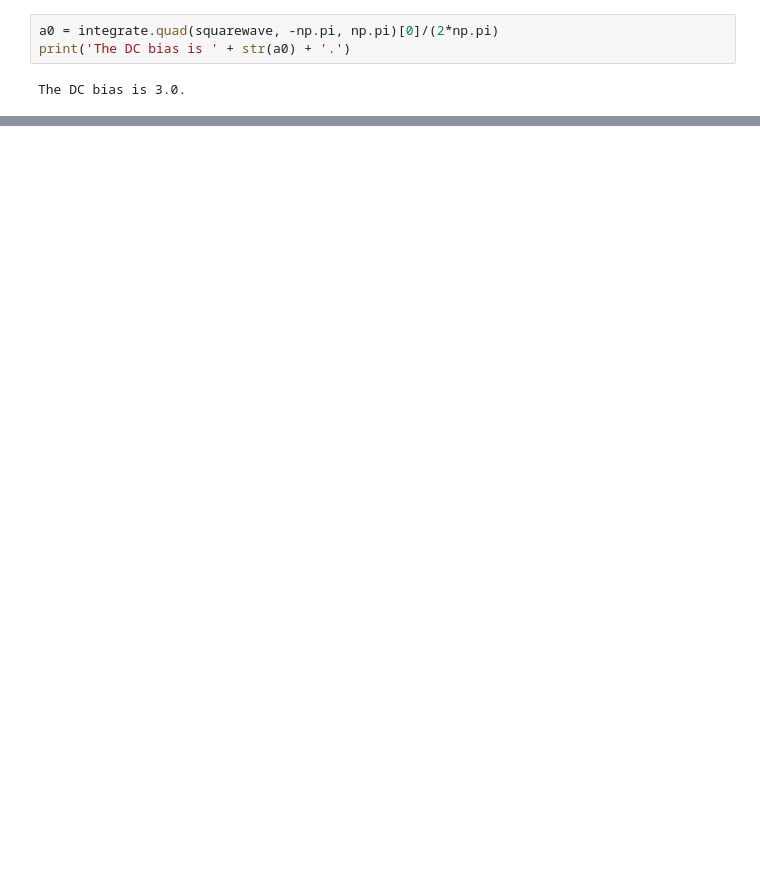
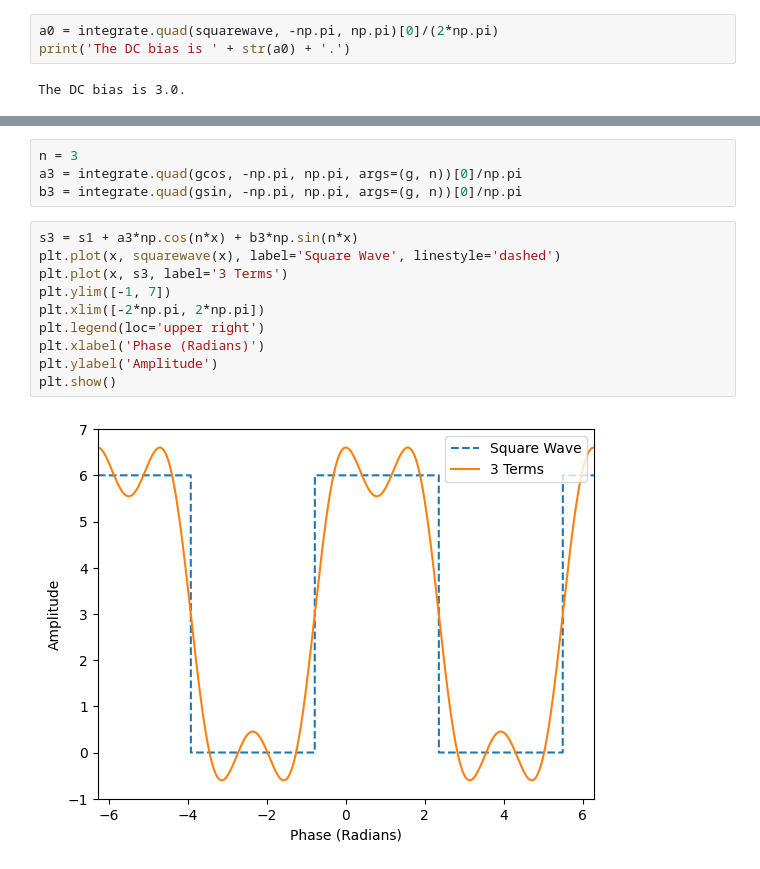
Before and after one commit to himanshudutta11/RFSoC_notebooks, a Jupyter notebook: notebook_C/03_fourier_transforms.ipynb, the cells around one changed output, grey strips where cells are left out. Saved outputs shown, nothing was run; the diff lists cells and outputs as text; blank space fills up the shorter version.

```diff
--- a/notebook_C/03_fourier_transforms.ipynb
+++ b/notebook_C/03_fourier_transforms.ipynb
@@ -28,0 +78,16 @@ The DC bias is 3.0.
+# %%
+n = 3
+a3 = integrate.quad(gcos, -np.pi, np.pi, args=(g, n))[0]/np.pi
+b3 = integrate.quad(gsin, -np.pi, np.pi, args=(g, n))[0]/np.pi
+# %%
+s3 = s1 + a3*np.cos(n*x) + b3*np.sin(n*x)
+plt.plot(x, squarewave(x), label='Square Wave', linestyle='dashed')
+plt.plot(x, s3, label='3 Terms')
+plt.ylim([-1, 7])
+plt.xlim([-2*np.pi, 2*np.pi])
+plt.legend(loc='upper right')
+plt.xlabel('Phase (Radians)')
+plt.ylabel('Amplitude')
+plt.show()
+# %% [output]
+[figure, added]
```
Also changed, not shown: parts of 19 cells of this notebook.
